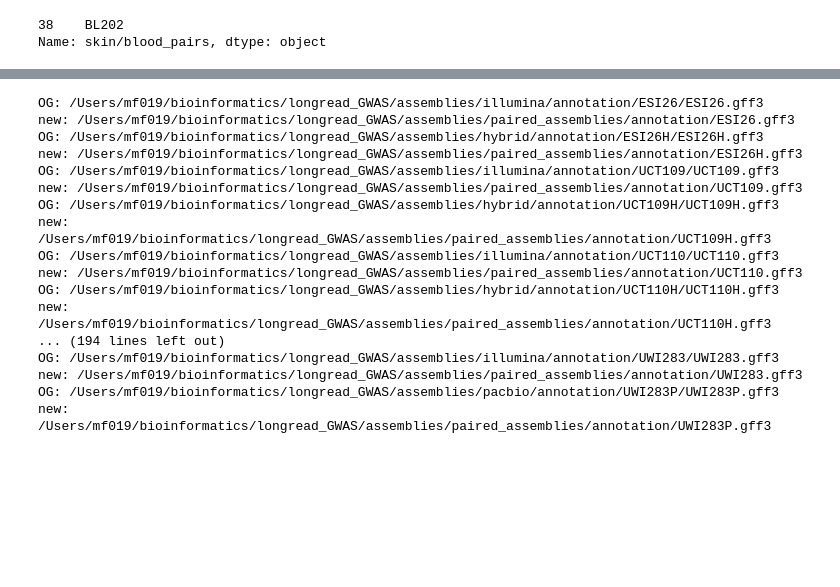
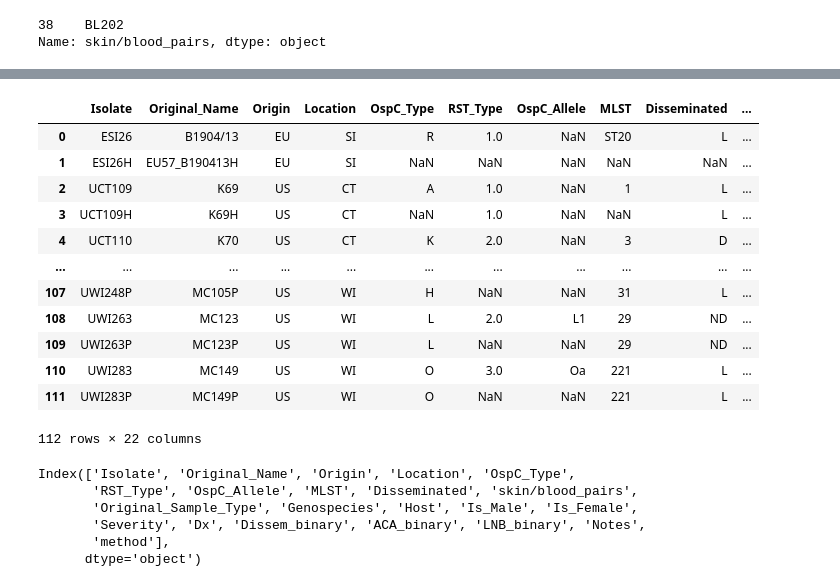
Before and after one commit to mjfos2r/longread_pangenome, a Jupyter notebook: notebooks/metadata/pair_finding/final_attempt.ipynb, the cells around one changed output, grey strips where cells are left out. Drawn from its saved outputs; the diff is of its cells as text; code cells hidden in the pictures; blank space fills up the shorter version.

Commit message:
finally fixed.
Signed-off-by: Michael Foster <50351736+mjfos2r@users.noreply.github.com>

```diff
--- a/notebooks/metadata/pair_finding/final_attempt.ipynb
+++ b/notebooks/metadata/pair_finding/final_attempt.ipynb
@@ -790,26 +761,34 @@ new: /Users/mf019/bioinformatics/longread_GWAS/assemblies/paired_assemblies/UWI2
 # %%
-for asm in list_of_assemblies:
-    for filepath in glob.glob(f'{assembly_dirs}/*/*/{asm}/{asm}.gff3'):
-        print(f'OG: {filepath}')
-        filename = filepath.split('/')[-1]
-        newpath = f'{paired_outdir}/annotation/{filename}'
-        print(f'new: {newpath}')
-        #shutil.copy(filepath,newpath)
+#for asm in list_of_assemblies:
+#    for filepath in glob.glob(f'{assembly_dirs}/*/*/{asm}/{asm}.gff3'):
+#        print(f'OG: {filepath}')
+#        filename = filepath.split('/')[-1]
+#        newpath = f'{paired_outdir}/annotation/{filename}'
+#        print(f'new: {newpath}')
+#        #shutil.copy(filepath,newpath)
-# %% [output]
-OG: /Users/mf019/bioinformatics/longread_GWAS/assemblies/illumina/annotation/ESI26/ESI26.gff3
-new: /Users/mf019/bioinformatics/longread_GWAS/assemblies/paired_assemblies/annotation/ESI26.gff3
-OG: /Users/mf019/bioinformatics/longread_GWAS/assemblies/hybrid/annotation/ESI26H/ESI26H.gff3
-new: /Users/mf019/bioinformatics/longread_GWAS/assemblies/paired_assemblies/annotation/ESI26H.gff3
-OG: /Users/mf019/bioinformatics/longread_GWAS/assemblies/illumina/annotation/UCT109/UCT109.gff3
-new: /Users/mf019/bioinformatics/longread_GWAS/assemblies/paired_assemblies/annotation/UCT109.gff3
-OG: /Users/mf019/bioinformatics/longread_GWAS/assemblies/hybrid/annotation/UCT109H/UCT109H.gff3
-new: /Users/mf019/bioinformatics/longread_GWAS/assemblies/paired_assemblies/annotation/UCT109H.gff3
-OG: /Users/mf019/bioinformatics/longread_GWAS/assemblies/illumina/annotation/UCT110/UCT110.gff3
-new: /Users/mf019/bioinformatics/longread_GWAS/assemblies/paired_assemblies/annotation/UCT110.gff3
-OG: /Users/mf019/bioinformatics/longread_GWAS/assemblies/hybrid/annotation/UCT110H/UCT110H.gff3
-new: /Users/mf019/bioinformatics/longread_GWAS/assemblies/paired_assemblies/annotation/UCT110H.gff3
-... (194 lines left out)
-OG: /Users/mf019/bioinformatics/longread_GWAS/assemblies/illumina/annotation/UWI283/UWI283.gff3
-new: /Users/mf019/bioinformatics/longread_GWAS/assemblies/paired_assemblies/annotation/UWI283.gff3
-OG: /Users/mf019/bioinformatics/longread_GWAS/assemblies/pacbio/annotation/UWI283P/UWI283P.gff3
-new: /Users/mf019/bioinformatics/longread_GWAS/assemblies/paired_assemblies/annotation/UWI283P.gff3
+# %%
+# I need to merge the old metadata (primarily MLST + OspC) with the new metadata
+merged
+# %% [output]
+|  | Isolate | Original_Name | Origin | Location | OspC_Type | RST_Type | OspC_Allele | MLST | Disseminated | ... |
+| 0 | ESI26 | B1904/13 | EU | SI | R | 1.0 | NaN | ST20 | L | ... |
+| 1 | ESI26H | EU57_B190413H | EU | SI | NaN | NaN | NaN | NaN | NaN | ... |
+| 2 | UCT109 | K69 | US | CT | A | 1.0 | NaN | 1 | L | ... |
+| 3 | UCT109H | K69H | US | CT | NaN | 1.0 | NaN | NaN | L | ... |
+| 4 | UCT110 | K70 | US | CT | K | 2.0 | NaN | 3 | D | ... |
+| ... | ... | ... | ... | ... | ... | ... | ... | ... | ... | ... |
+| 107 | UWI248P | MC105P | US | WI | H | NaN | NaN | 31 | L | ... |
+| 108 | UWI263 | MC123 | US | WI | L | 2.0 | L1 | 29 | ND | ... |
+| 109 | UWI263P | MC123P | US | WI | L | NaN | NaN | 29 | ND | ... |
+| 110 | UWI283 | MC149 | US | WI | O | 3.0 | Oa | 221 | L | ... |
+| 111 | UWI283P | MC149P | US | WI | O | NaN | NaN | 221 | L | ... |
+112 rows × 22 columns
+# %%
+merged.keys()
+# %% [output]
+Index(['Isolate', 'Original_Name', 'Origin', 'Location', 'OspC_Type',
+       'RST_Type', 'OspC_Allele', 'MLST', 'Disseminated', 'skin/blood_pairs',
+       'Original_Sample_Type', 'Genospecies', 'Host', 'Is_Male', 'Is_Female',
+       'Severity', 'Dx', 'Dissem_binary', 'ACA_binary', 'LNB_binary', 'Notes',
+       'method'],
+      dtype='object')
```
Also changed, not shown: parts of 23 cells of this notebook, 4 other files.
